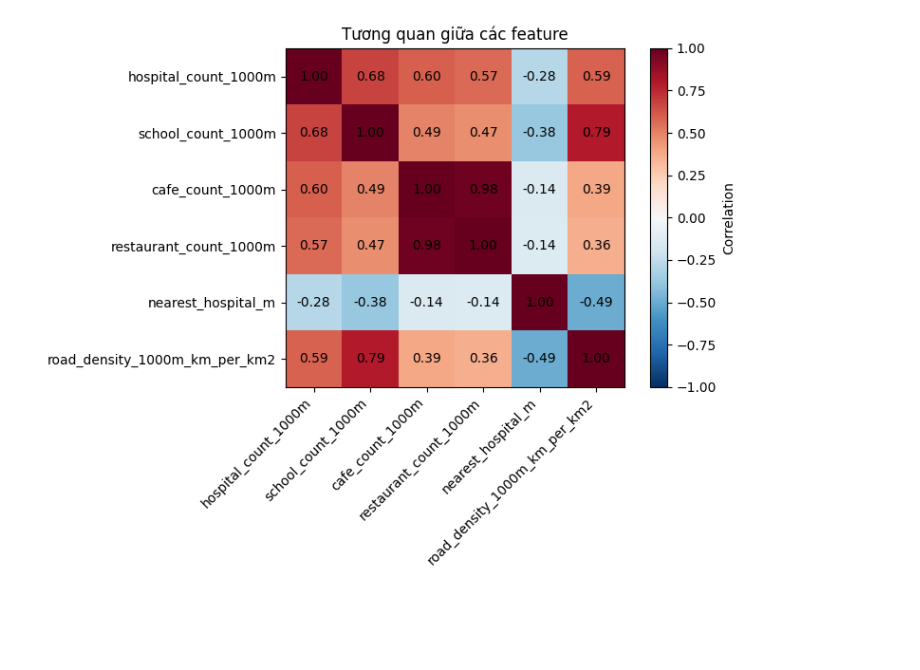
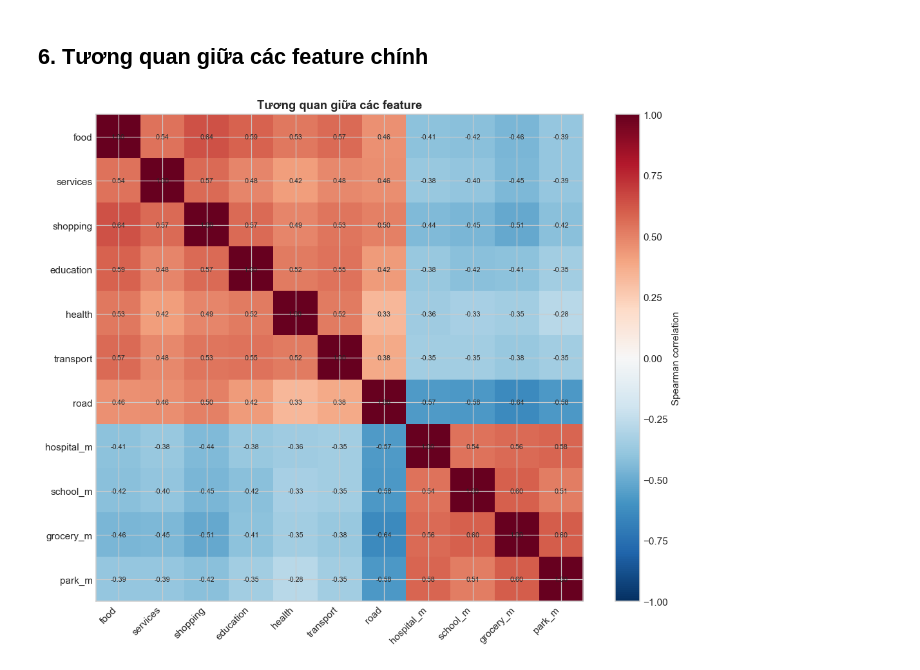
Before and after one commit to hihihah71/ADY201_FA26, a Jupyter notebook: notebook/Thanh.ipynb, the cells around one changed output. Saved outputs shown, nothing was run; the diff lists cells and outputs as text; code cells hidden in the pictures; blank space fills up the shorter version.

```diff
--- a/notebook/Thanh.ipynb
+++ b/notebook/Thanh.ipynb
@@ -18,19 +46,0 @@ PROJECT_ROOT = find_project_root()
-# %%
-region_id = "29_2"
-
-parquet_path = (
-    PROJECT_ROOT
-    / "data"
-    / "processed"
-    / region_id
-    / "cell_features.parquet"
-)
-
-if not parquet_path.exists():
-    raise FileNotFoundError(f"Không tìm thấy: {parquet_path}")
-
-features = gpd.read_parquet(parquet_path)
-features = features.set_geometry("geometry")
-
-print(f"Số cell: {len(features):,}")
-print(f"CRS: {features.crs}")
@@ -276,29 +274,30 @@ plt.show()
+# %% [markdown]
+## 6. Tương quan giữa các feature chính
 # %%
-requested_columns = [
-    "hospital_count_1000m",
-    "school_count_1000m",
-    "supermarket_count_1000m",
-    "cafe_count_1000m",
-    "restaurant_count_1000m",
+correlation_columns = [
+    *poi_200m.values(),
+    "road_density_1000m_km_per_km2",
     "nearest_hospital_m",
-    "road_density_1000m_km_per_km2",
+    "nearest_school_m",
+    "nearest_grocery_store_m",
+    "nearest_park_m",
 ]
-corr_columns = [c for c in requested_columns if c in features.columns]
-corr = features[corr_columns].corr()
+corr = features[correlation_columns].corr(method="spearman")
+short_labels = [
+    "food", "services", "shopping", "education", "health", "transport",
+    "road", "hospital_m", "school_m", "grocery_m", "park_m",
+]
 
-fig, ax = plt.subplots(figsize=(8, 6))
+fig, ax = plt.subplots(figsize=(10, 8))
 image = ax.imshow(corr, cmap="RdBu_r", vmin=-1, vmax=1)
-
-ax.set_xticks(range(len(corr_columns)), corr_columns, rotation=45, ha="right")
-ax.set_yticks(range(len(corr_columns)), corr_columns)
-
-for row in range(len(corr_columns)):
-    for col in range(len(corr_columns)):
-        ax.text(col, row, f"{corr.iloc[row, col]:.2f}", ha="center", va="center")
-
-fig.colorbar(image, ax=ax, label="Correlation")
+ax.set_xticks(range(len(short_labels)), short_labels, rotation=45, ha="right")
+ax.set_yticks(range(len(short_labels)), short_labels)
+for row in range(len(corr)):
+    for column in range(len(corr)):
+        ax.text(column, row, f"{corr.iloc[row, column]:.2f}", ha="center", va="center", fontsize=7)
+fig.colorbar(image, ax=ax, label="Spearman correlation")
 ax.set_title("Tương quan giữa các feature")
 plt.tight_layout()
 plt.show()
 # %% [output]
-[figure, old version]
+[figure, new version]
```
Also changed, not shown: parts of 24 cells of this notebook, 13 other files.
